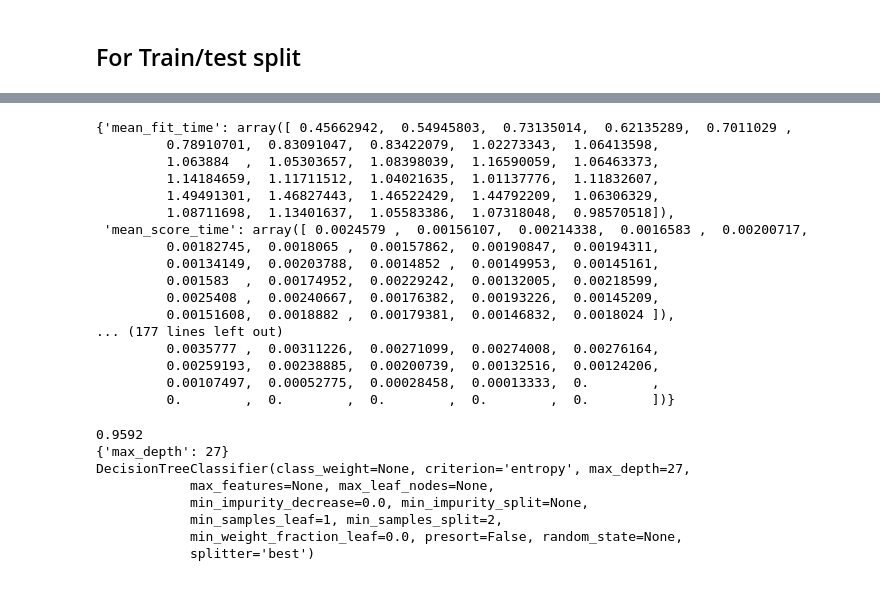
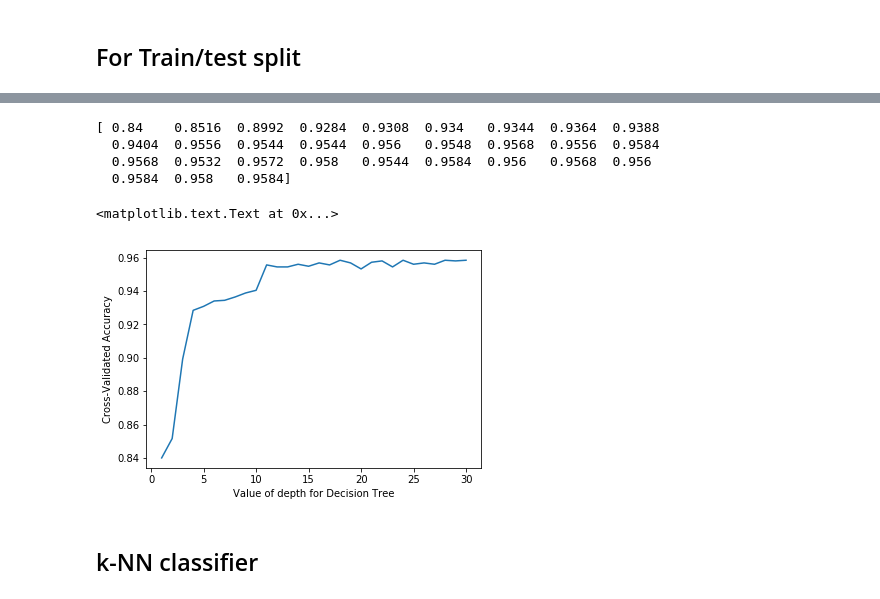
Before and after one commit to lminy/SpamDetector, a Jupyter notebook: SpamDetector.ipynb, the cells around one changed output, grey strips where cells are left out. Saved outputs shown, nothing was run; the diff lists cells and outputs as text; code cells hidden in the pictures.

```diff
--- a/SpamDetector.ipynb
+++ b/SpamDetector.ipynb
@@ -242,34 +248,20 @@ GridSearchCV(cv=10, error_score='raise',
-# %%
-grid.cv_results_
-# %% [output]
-{'mean_fit_time': array([ 0.45662942,  0.54945803,  0.73135014,  0.62135289,  0.7011029 ,
-         0.78910701,  0.83091047,  0.83422079,  1.02273343,  1.06413598,
-         1.063884  ,  1.05303657,  1.08398039,  1.16590059,  1.06463373,
-         1.14184659,  1.11711512,  1.04021635,  1.01137776,  1.11832607,
-         1.49491301,  1.46827443,  1.46522429,  1.44792209,  1.06306329,
-         1.08711698,  1.13401637,  1.05583386,  1.07318048,  0.98570518]),
- 'mean_score_time': array([ 0.0024579 ,  0.00156107,  0.00214338,  0.0016583 ,  0.00200717,
-         0.00182745,  0.0018065 ,  0.00157862,  0.00190847,  0.00194311,
-         0.00134149,  0.00203788,  0.0014852 ,  0.00149953,  0.00145161,
-         0.001583  ,  0.00174952,  0.00229242,  0.00132005,  0.00218599,
-         0.0025408 ,  0.00240667,  0.00176382,  0.00193226,  0.00145209,
-         0.00151608,  0.0018882 ,  0.00179381,  0.00146832,  0.0018024 ]),
-... (177 lines left out)
-         0.0035777 ,  0.00311226,  0.00271099,  0.00274008,  0.00276164,
-         0.00259193,  0.00238885,  0.00200739,  0.00132516,  0.00124206,
-         0.00107497,  0.00052775,  0.00028458,  0.00013333,  0.        ,
-         0.        ,  0.        ,  0.        ,  0.        ,  0.        ])}
+# %%
+grid_mean_scores = grid.cv_results_['mean_test_score']
+print(grid_mean_scores)
+
+# plot the results
+plt.plot(k_range, grid_mean_scores)
+plt.xlabel('Value of depth for Decision Tree')
+plt.ylabel('Cross-Validated Accuracy')
+# %% [output]
+[ 0.84    0.8516  0.8992  0.9284  0.9308  0.934   0.9344  0.9364  0.9388
+  0.9404  0.9556  0.9544  0.9544  0.956   0.9548  0.9568  0.9556  0.9584
+  0.9568  0.9532  0.9572  0.958   0.9544  0.9584  0.956   0.9568  0.956
+  0.9584  0.958   0.9584]
+<matplotlib.text.Text at 0x...>
+[figure, added]
 # %%
 # examine the best model
 print(grid.best_score_)
 print(grid.best_params_)
-print(grid.best_estimator_)
+#print(grid.best_estimator_)
-# %% [output]
-0.9592
-{'max_depth': 27}
-DecisionTreeClassifier(class_weight=None, criterion='entropy', max_depth=27,
-            max_features=None, max_leaf_nodes=None,
-            min_impurity_decrease=0.0, min_impurity_split=None,
-            min_samples_leaf=1, min_samples_split=2,
-            min_weight_fraction_leaf=0.0, presort=False, random_state=None,
-            splitter='best')
@@ -275,0 +270,2 @@ DecisionTreeClassifier(class_weight=None, criterion='entropy', max_depth=27,
+# %% [markdown]
+## k-NN classifier
```
Also changed, not shown: parts of 21 cells of this notebook, 2 other files.
